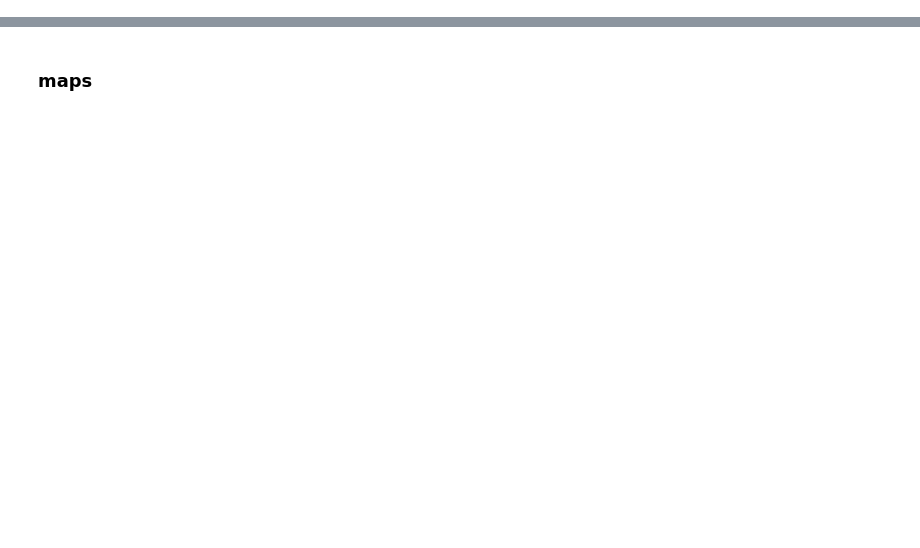
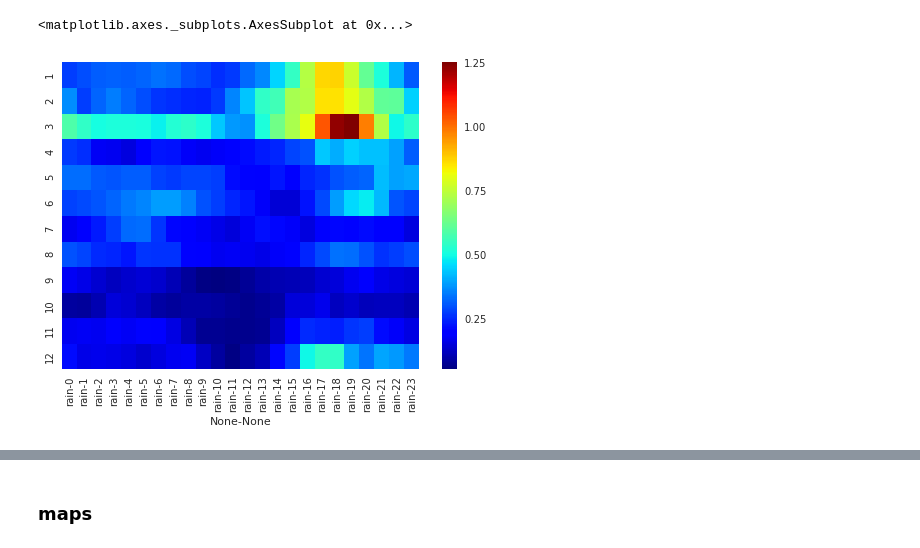
Before and after one commit to nicolasfauchereau/PLUVAR, a Jupyter notebook: notebooks/read_hourly_files.ipynb, the cells around one changed output, grey strips where cells are left out. Saved outputs shown, nothing was run; the diff lists cells and outputs as text; code cells hidden in the pictures; blank space fills up the shorter version.

```diff
--- a/notebooks/read_hourly_files.ipynb
+++ b/notebooks/read_hourly_files.ipynb
@@ -48,0 +152,2 @@ res = 80
+# %%
+mean_cycler = pd.rolling_sum(data[['rain']], 3).groupby([datan.index.month, datan.index.hour])[['rain']].mean()
@@ -48,0 +161,5 @@ res = 80
+# %%
+sns.heatmap(mean_cycler.unstack(), cmap=plt.get_cmap('jet'))
+# %% [output]
+<matplotlib.axes._subplots.AxesSubplot at 0x...>
+[figure, added]
```
Also changed, not shown: parts of 36 cells of this notebook.
